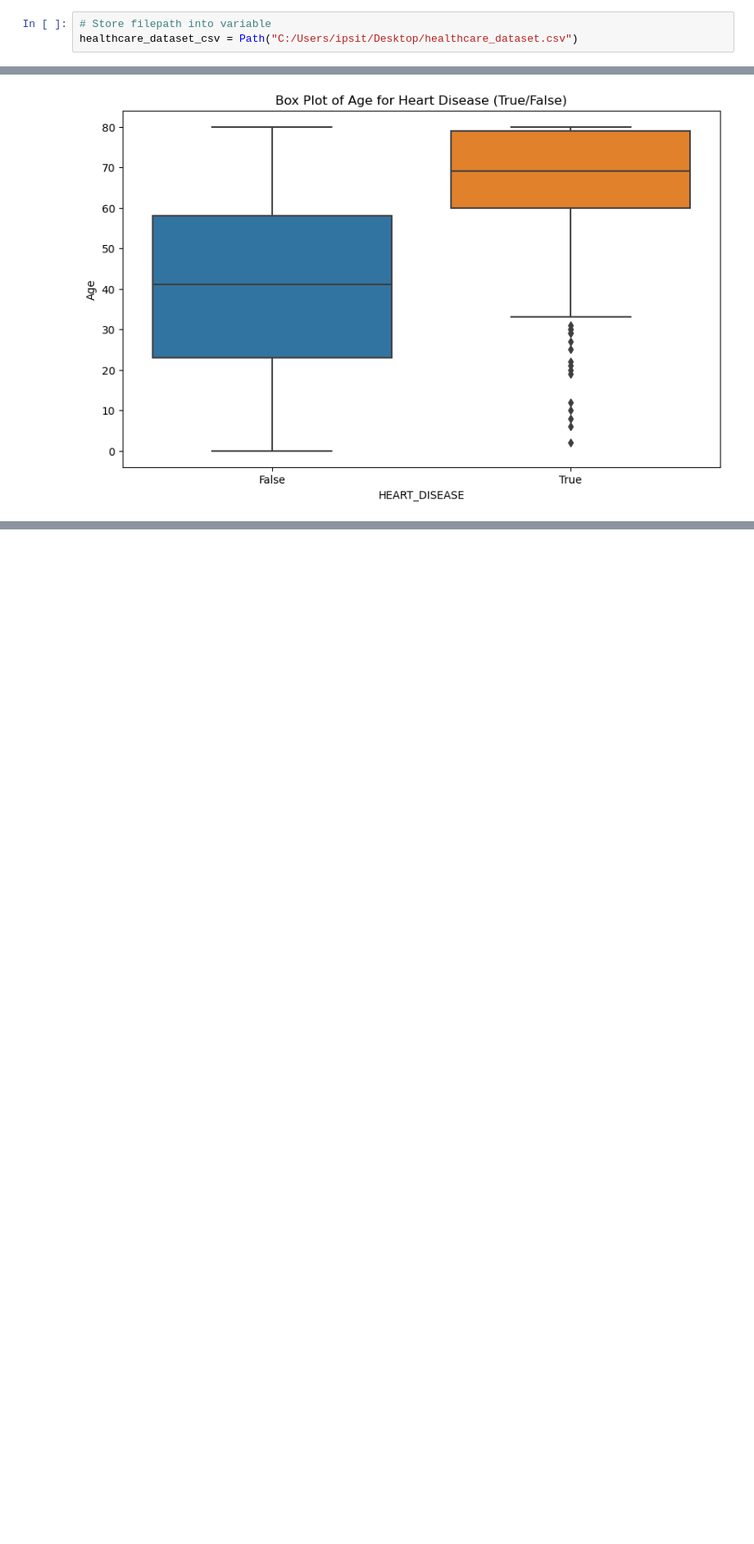
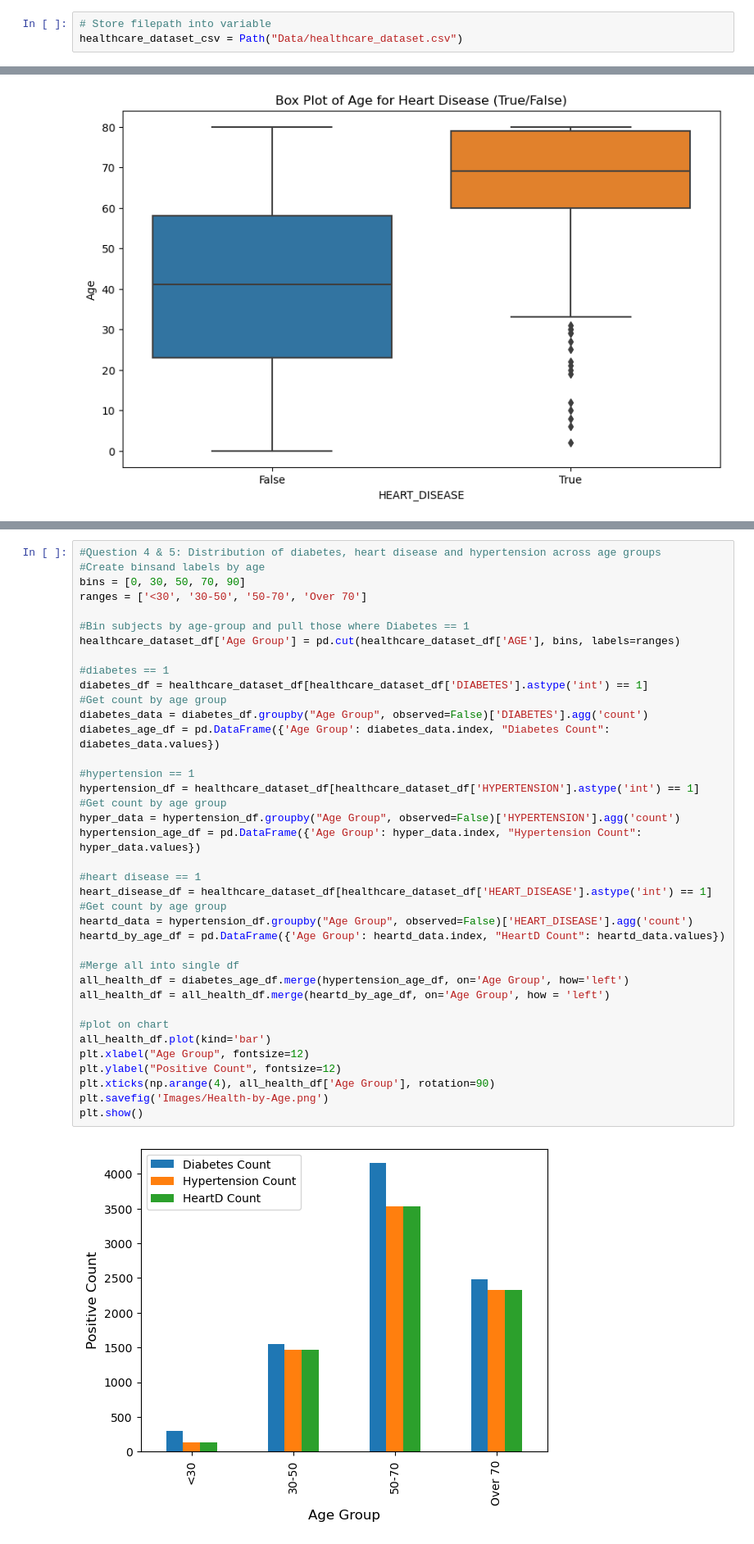
Before and after one commit to ktennant5378/Group-Project-1, a Jupyter notebook: PPP.ipynb, the cells around one changed output, grey strips where cells are left out. Shown: that part at 82% size. Drawn from its saved outputs; the diff is of its cells as text; blank space fills up the shorter version.

Commit message:
Added question 4-6 code and Images folder

```diff
--- a/PPP.ipynb
+++ b/PPP.ipynb
@@ -7,6 +9,6 @@ from pathlib import Path
 # %%
 # Store filepath into variable
-healthcare_dataset_csv = Path("C:/Users/ipsit/Desktop/healthcare_dataset.csv")
+healthcare_dataset_csv = Path("Data/healthcare_dataset.csv")
 # %%
 # Reading in file.
 # adding three boolean columns for all the 3 diseases(0 = 'FALSE', 1 = 'TRUE').
@@ -129,0 +135,40 @@ Correlation between BMI and diabetes: 0.21493169995887634
+# %%
+#Question 4 & 5: Distribution of diabetes, heart disease and hypertension across age groups
+#Create binsand labels by age
+bins = [0, 30, 50, 70, 90]
+ranges = ['<30', '30-50', '50-70', 'Over 70']
+
+#Bin subjects by age-group and pull those where Diabetes == 1
+healthcare_dataset_df['Age Group'] = pd.cut(healthcare_dataset_df['AGE'], bins, labels=ranges)
+
+#diabetes == 1
+diabetes_df = healthcare_dataset_df[healthcare_dataset_df['DIABETES'].astype('int') == 1]
+#Get count by age group
+diabetes_data = diabetes_df.groupby("Age Group", observed=False)['DIABETES'].agg('count')
+diabetes_age_df = pd.DataFrame({'Age Group': diabetes_data.index, "Diabetes Count": diabetes_data.values})
+
+#hypertension == 1
+hypertension_df = healthcare_dataset_df[healthcare_dataset_df['HYPERTENSION'].astype('int') == 1]
+#Get count by age group
+hyper_data = hypertension_df.groupby("Age Group", observed=False)['HYPERTENSION'].agg('count')
+hypertension_age_df = pd.DataFrame({'Age Group': hyper_data.index, "Hypertension Count": hyper_data.values})
+
+#heart disease == 1
+heart_disease_df = healthcare_dataset_df[healthcare_dataset_df['HEART_DISEASE'].astype('int') == 1]
+#Get count by age group
+heartd_data = hypertension_df.groupby("Age Group", observed=False)['HEART_DISEASE'].agg('count')
+heartd_by_age_df = pd.DataFrame({'Age Group': heartd_data.index, "HeartD Count": heartd_data.values})
+
+#Merge all into single df
+all_health_df = diabetes_age_df.merge(hypertension_age_df, on='Age Group', how='left')
+all_health_df = all_health_df.merge(heartd_by_age_df, on='Age Group', how = 'left')
+
+#plot on chart
+all_health_df.plot(kind='bar')
+plt.xlabel("Age Group", fontsize=12)
+plt.ylabel("Positive Count", fontsize=12)
+plt.xticks(np.arange(4), all_health_df['Age Group'], rotation=90)
+plt.savefig('Images/Health-by-Age.png')
+plt.show()
+# %% [output]
+[figure, added]
```
Also changed, not shown: parts of 4 cells of this notebook, 1 other file.
